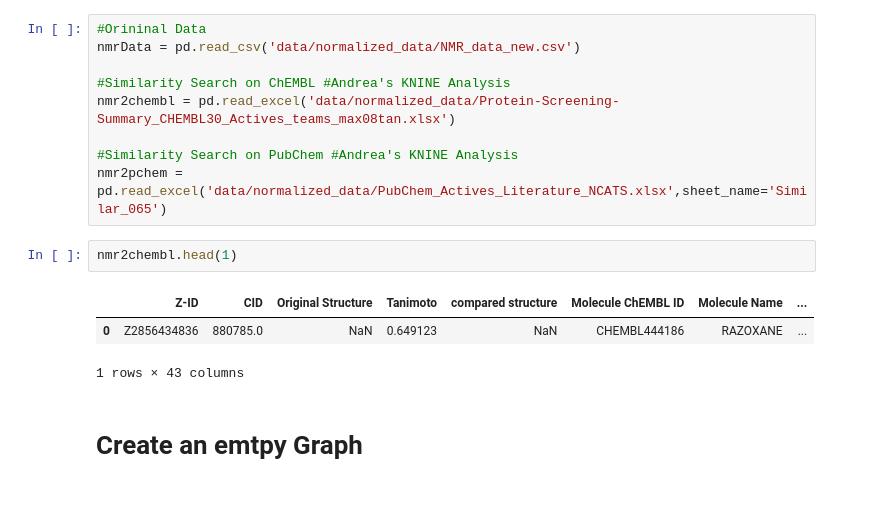
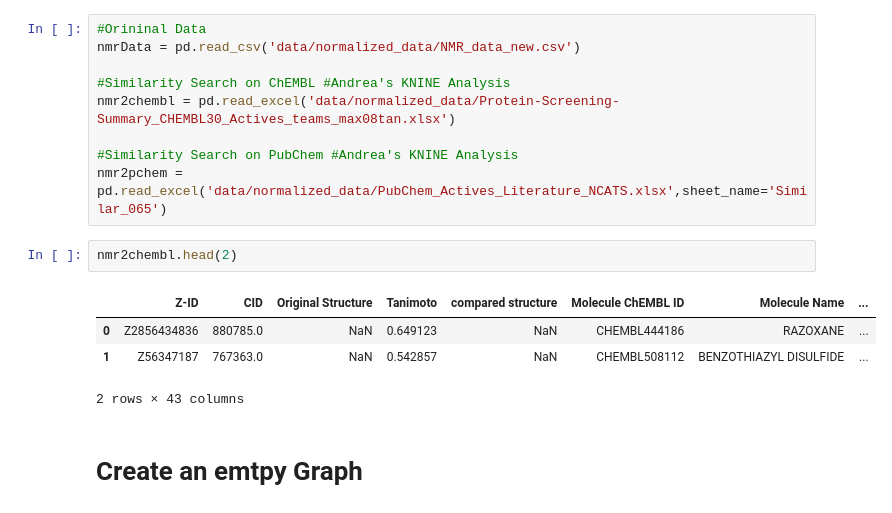
Before and after one commit to Fraunhofer-ITMP/COVID-NMR-KG, a Jupyter notebook: NMR_data_Results.ipynb, the cells around one changed output. Cells and saved outputs as stored; diff of their text form.

```diff
--- a/NMR_data_Results.ipynb
+++ b/NMR_data_Results.ipynb
@@ -39,11 +49,12 @@ nmr2chembl = pd.read_excel('data/normalized_data/Protein-Screening-Summary_CHEMB
 #Similarity Search on PubChem #Andrea's KNINE Analysis
 nmr2pchem = pd.read_excel('data/normalized_data/PubChem_Actives_Literature_NCATS.xlsx',sheet_name='Similar_065')
 # %%
-nmr2chembl.head(1)
+nmr2chembl.head(2)
 # %% [output]
 |  | Z-ID | CID | Original Structure | Tanimoto | compared structure | Molecule ChEMBL ID | Molecule Name | ... |
 | 0 | Z2856434836 | 880785.0 | NaN | 0.649123 | NaN | CHEMBL444186 | RAZOXANE | ... |
+| 1 | Z56347187 | 767363.0 | NaN | 0.542857 | NaN | CHEMBL508112 | BENZOTHIAZYL DISULFIDE | ... |
-1 rows × 43 columns
+2 rows × 43 columns
 # %% [markdown]
 # Create an emtpy Graph
 # %%
```
Also changed, not shown: parts of 8 cells of this notebook.
